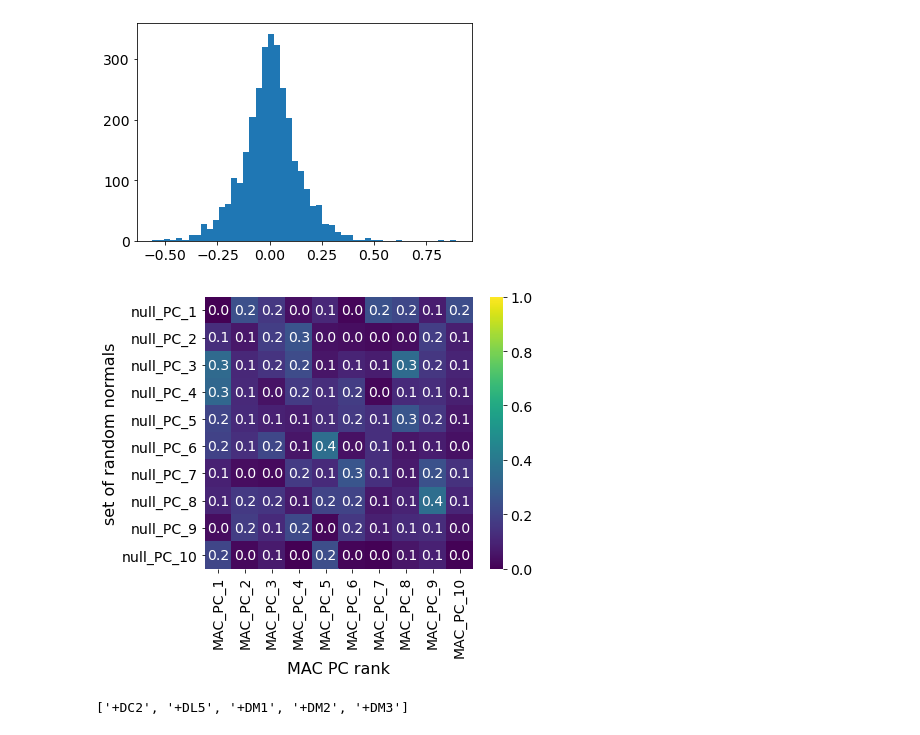
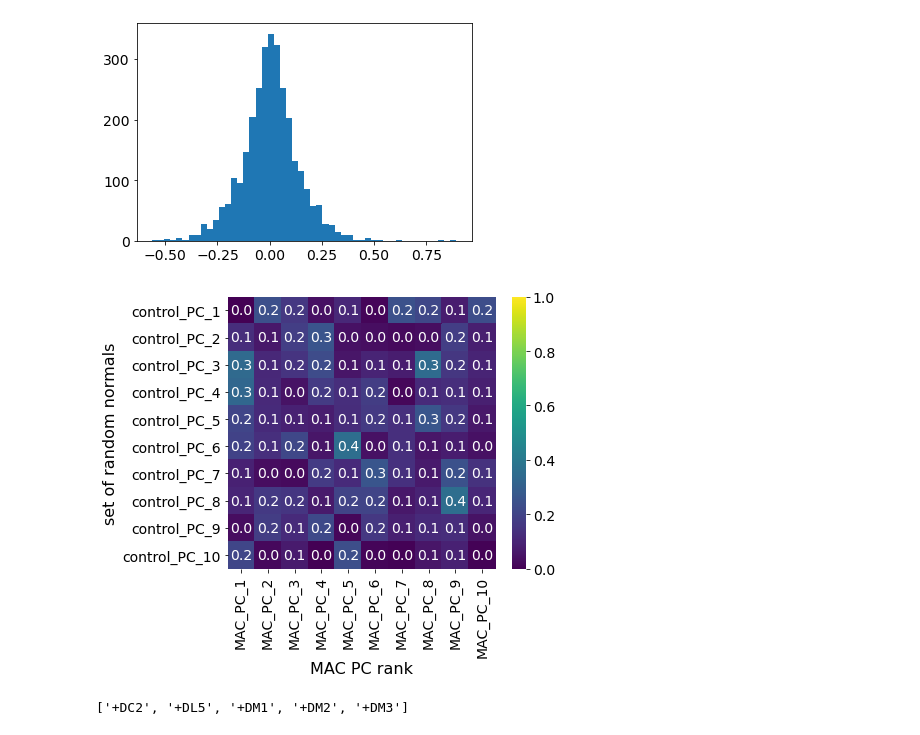
Before and after one commit to dlavrent/ALVariability, a Jupyter notebook: analysis/analyze_vars_resampling_behavior_prediction_and_PCA_synapse_noise.ipynb, the cells around one changed output. Cells and saved outputs as stored; diff of their text form; code cells hidden in the pictures.

```diff
--- a/analysis/analyze_vars_resampling_behavior_prediction_and_PCA_synapse_noise.ipynb
+++ b/analysis/analyze_vars_resampling_behavior_prediction_and_PCA_synapse_noise.ipynb
@@ -754,27 +754,27 @@ plt.hist(pca_loadings_df_MAC.values.flatten(), bins=50)
 # %%
 df_RANDOM_NORMAL_loadings = pca_loadings_df_MAC.copy()
 np.random.seed(124)
 df_RANDOM_NORMAL_loadings.loc[:, :] = np.random.normal(0, 0.1, df_RANDOM_NORMAL_loadings.shape)
 
 nplot =10
 rs_grid = np.zeros((nplot, nplot))
 for i in range(nplot):
     for j in range(nplot):
         rs_grid[i, j] = np.abs(pearsonr(df_RANDOM_NORMAL_loadings.iloc[:, i],
                                  pca_loadings_df_MAC.iloc[:, j])[0])
 
 
-row_labs = [f'null_PC_{i+1}' for i in range(nplot)]
+row_labs = [f'control_PC_{i+1}' for i in range(nplot)]
 col_labs = [f'MAC_PC_{i+1}' for i in range(nplot)]
 df_random_null_grid = pd.DataFrame(rs_grid, index=row_labs, columns=col_labs)
 
 plt.figure(figsize=(6,5))
 sns.heatmap(df_random_null_grid, vmin=0, vmax=1, cmap='viridis', fmt='.1f', annot=True)
 plt.xlabel('MAC PC rank')
 plt.ylabel('set of random normals')
 plt.show()
 # %% [output]
-[figure, old version]
+[figure, new version]
 # %%
 df_SINGLE_GLOM_loadings = pd.DataFrame(index=pca_loadings_df_MAC.index)
 single_names = []
```
Also changed, not shown: parts of 7 cells of this notebook, 1 other file.
